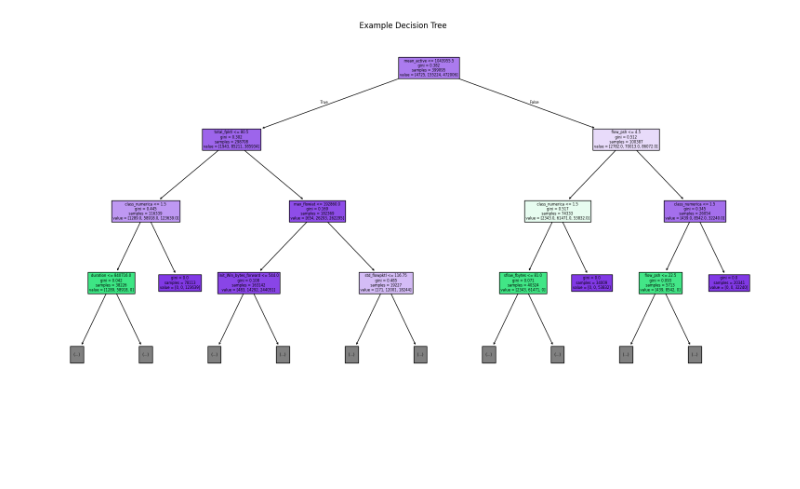
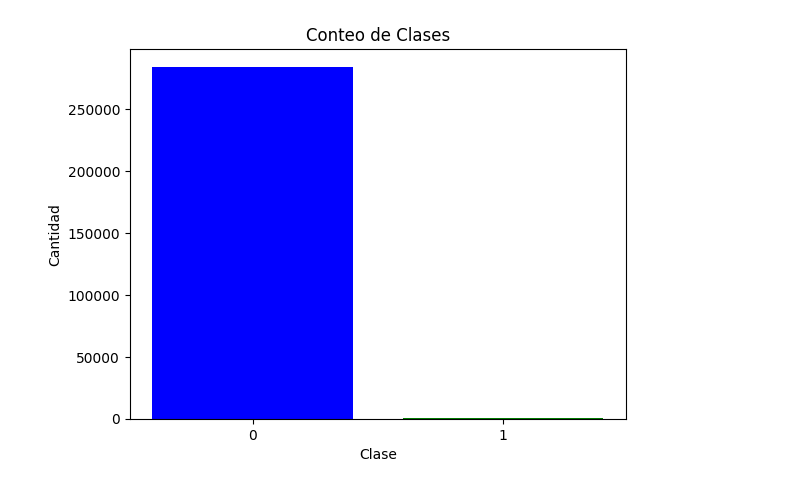
Before and after one commit to No-Country-simulation/c19-128-t-data-bi, a Jupyter notebook: EDA.ipynb, the cells around one changed output. Saved outputs shown, nothing was run; the diff lists cells and outputs as text; code cells hidden in the pictures; blank space fills up the shorter version.

```diff
--- a/EDA.ipynb
+++ b/EDA.ipynb
@@ -247,9 +86,21 @@ plt.show()
-# %%
-from sklearn.tree import plot_tree
-
-plt.figure(figsize=(20, 10))
-plot_tree(rf.estimators_[0], feature_names=feature_names, filled=True, max_depth=3)
-plt.title('Example Decision Tree')
-plt.show()
-# %% [output]
-[figure, removed]
+# %%
+import matplotlib.pyplot as plt
+
+conteo_clases = {
+    0: 284315,
+    1: 492
+}
+
+# Extraer las clases y los conteos
+clases = list(conteo_clases.keys())
+conteos = list(conteo_clases.values())
+
+# Graficar los datos
+plt.bar(clases, conteos, color=['blue', 'green'])  # Colores opcionales
+plt.xlabel('Clase')
+plt.ylabel('Cantidad')
+plt.title('Conteo de Clases')
+plt.xticks(clases)  # Asegura que los ticks del eje x correspondan a las clases
+plt.show()
+# %% [output]
+[figure, added]
```
Also changed, not shown: parts of 37 cells of this notebook.
